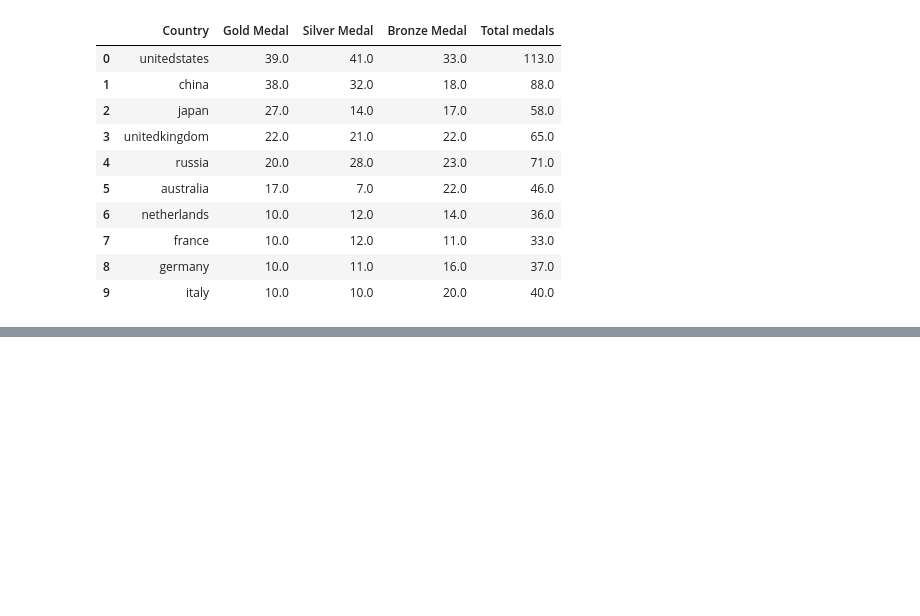
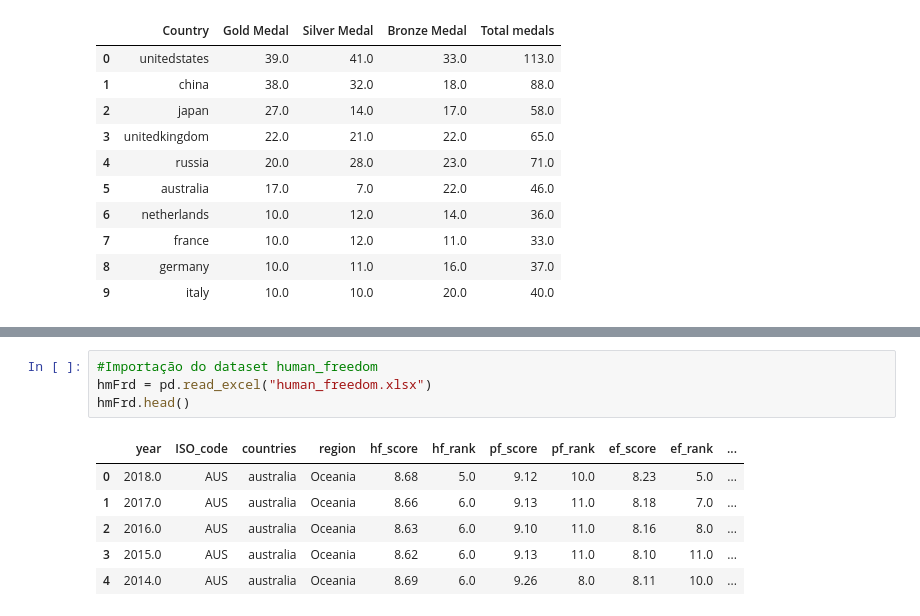
Before and after one commit to HugoVasc/DesafioCIS, a Jupyter notebook: Desafio.ipynb, the cells around one changed output, grey strips where cells are left out. Drawn from its saved outputs; the diff is of its cells as text; blank space fills up the shorter version.

```diff
--- a/Desafio.ipynb
+++ b/Desafio.ipynb
@@ -201,0 +223,11 @@ literacyByRegion.groupby(['Region']).mean()
+# %%
+#Importação do dataset human_freedom
+hmFrd = pd.read_excel("human_freedom.xlsx")
+hmFrd.head()
+# %% [output]
+|  | year | ISO_code | countries | region | hf_score | hf_rank | pf_score | pf_rank | ef_score | ef_rank | ... |
+| 0 | 2018.0 | AUS | australia | Oceania | 8.68 | 5.0 | 9.12 | 10.0 | 8.23 | 5.0 | ... |
+| 1 | 2017.0 | AUS | australia | Oceania | 8.66 | 6.0 | 9.13 | 11.0 | 8.18 | 7.0 | ... |
+| 2 | 2016.0 | AUS | australia | Oceania | 8.63 | 6.0 | 9.10 | 11.0 | 8.16 | 8.0 | ... |
+| 3 | 2015.0 | AUS | australia | Oceania | 8.62 | 6.0 | 9.13 | 11.0 | 8.10 | 11.0 | ... |
+| 4 | 2014.0 | AUS | australia | Oceania | 8.69 | 6.0 | 9.26 | 8.0 | 8.11 | 10.0 | ... |
```
Also changed, not shown: parts of 9 cells of this notebook, 1 other file.
